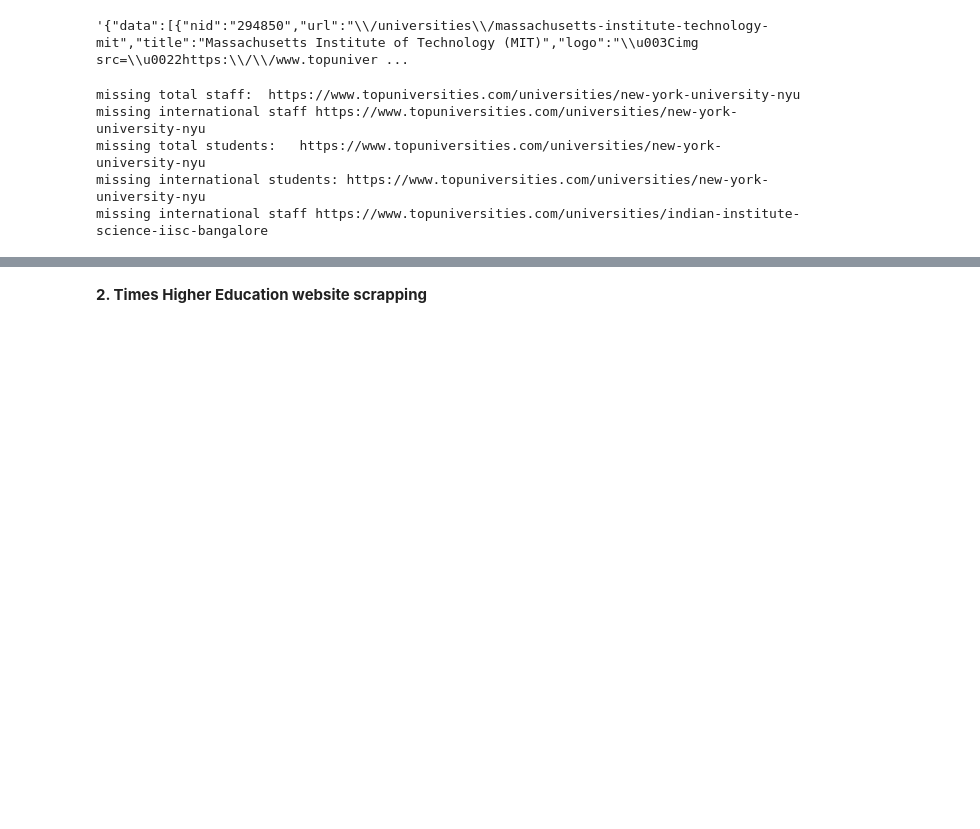
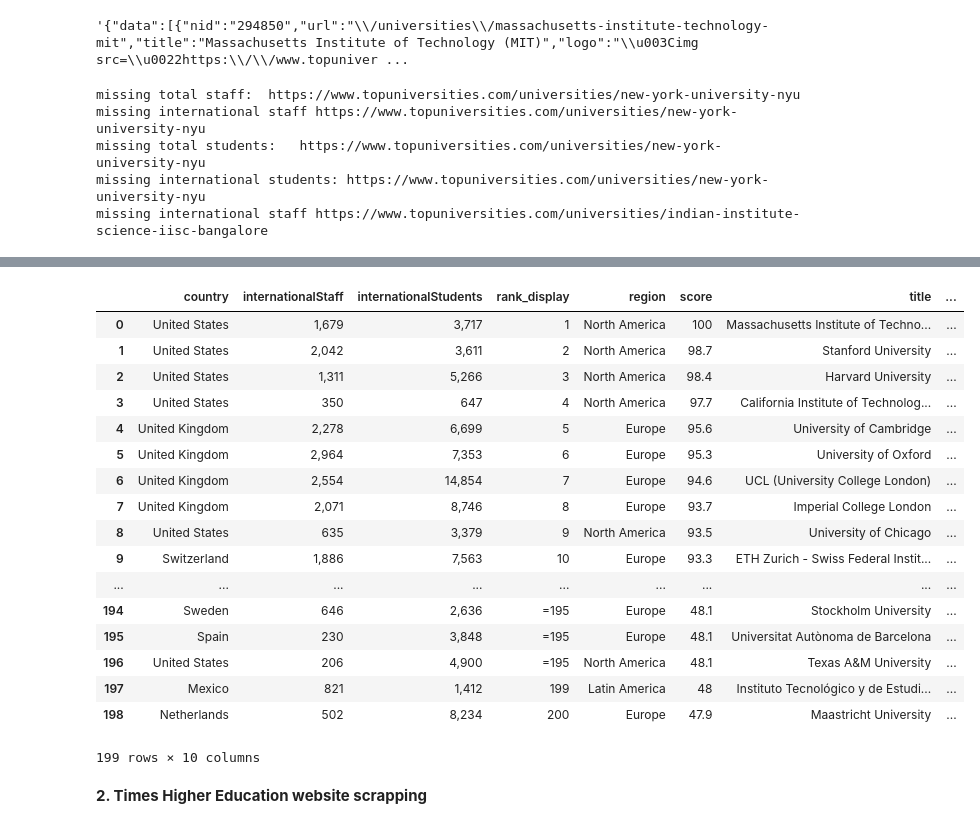
Before and after one commit to a3VonG/testrepoada, a Jupyter notebook: ADA - Assignment 2.ipynb, the cells around one changed output, grey strips where cells are left out. Cells and saved outputs as stored; diff of their text form; code cells hidden in the pictures; blank space fills up the shorter version.

Commit message:
Dataframes merged

```diff
--- a/ADA - Assignment 2.ipynb
+++ b/ADA - Assignment 2.ipynb
@@ -119,3 +98,33 @@ df
+# %%
+
+for index,j in enumerate(df['rank_display']):
+    j=j.replace("=","")
+    j=j.split("–")[0]
+    if int(j)>200:
+        indexFinal=index
+        break
+
+df=df.iloc[0:indexFinal]
+df
+# %% [output]
+|  | country | internationalStaff | internationalStudents | rank_display | region | score | title | ... |
+| 0 | United States | 1,679 | 3,717 | 1 | North America | 100 | Massachusetts Institute of Techno... | ... |
+| 1 | United States | 2,042 | 3,611 | 2 | North America | 98.7 | Stanford University | ... |
+| 2 | United States | 1,311 | 5,266 | 3 | North America | 98.4 | Harvard University | ... |
+| 3 | United States | 350 | 647 | 4 | North America | 97.7 | California Institute of Technolog... | ... |
+| 4 | United Kingdom | 2,278 | 6,699 | 5 | Europe | 95.6 | University of Cambridge | ... |
+| 5 | United Kingdom | 2,964 | 7,353 | 6 | Europe | 95.3 | University of Oxford | ... |
+| 6 | United Kingdom | 2,554 | 14,854 | 7 | Europe | 94.6 | UCL (University College London) | ... |
+| 7 | United Kingdom | 2,071 | 8,746 | 8 | Europe | 93.7 | Imperial College London | ... |
+| 8 | United States | 635 | 3,379 | 9 | North America | 93.5 | University of Chicago | ... |
+| 9 | Switzerland | 1,886 | 7,563 | 10 | Europe | 93.3 | ETH Zurich - Swiss Federal Instit... | ... |
+| ... | ... | ... | ... | ... | ... | ... | ... | ... |
+| 194 | Sweden | 646 | 2,636 | =195 | Europe | 48.1 | Stockholm University | ... |
+| 195 | Spain | 230 | 3,848 | =195 | Europe | 48.1 | Universitat Autònoma de Barcelona | ... |
+| 196 | United States | 206 | 4,900 | =195 | North America | 48.1 | Texas A&M University | ... |
+| 197 | Mexico | 821 | 1,412 | 199 | Latin America | 48 | Instituto Tecnológico y de Estudi... | ... |
+| 198 | Netherlands | 502 | 8,234 | 200 | Europe | 47.9 | Maastricht University | ... |
+199 rows × 10 columns
 # %%
 reserveDf=df.copy()
 # %% [markdown]
```
Also changed, not shown: parts of 5 cells of this notebook.
